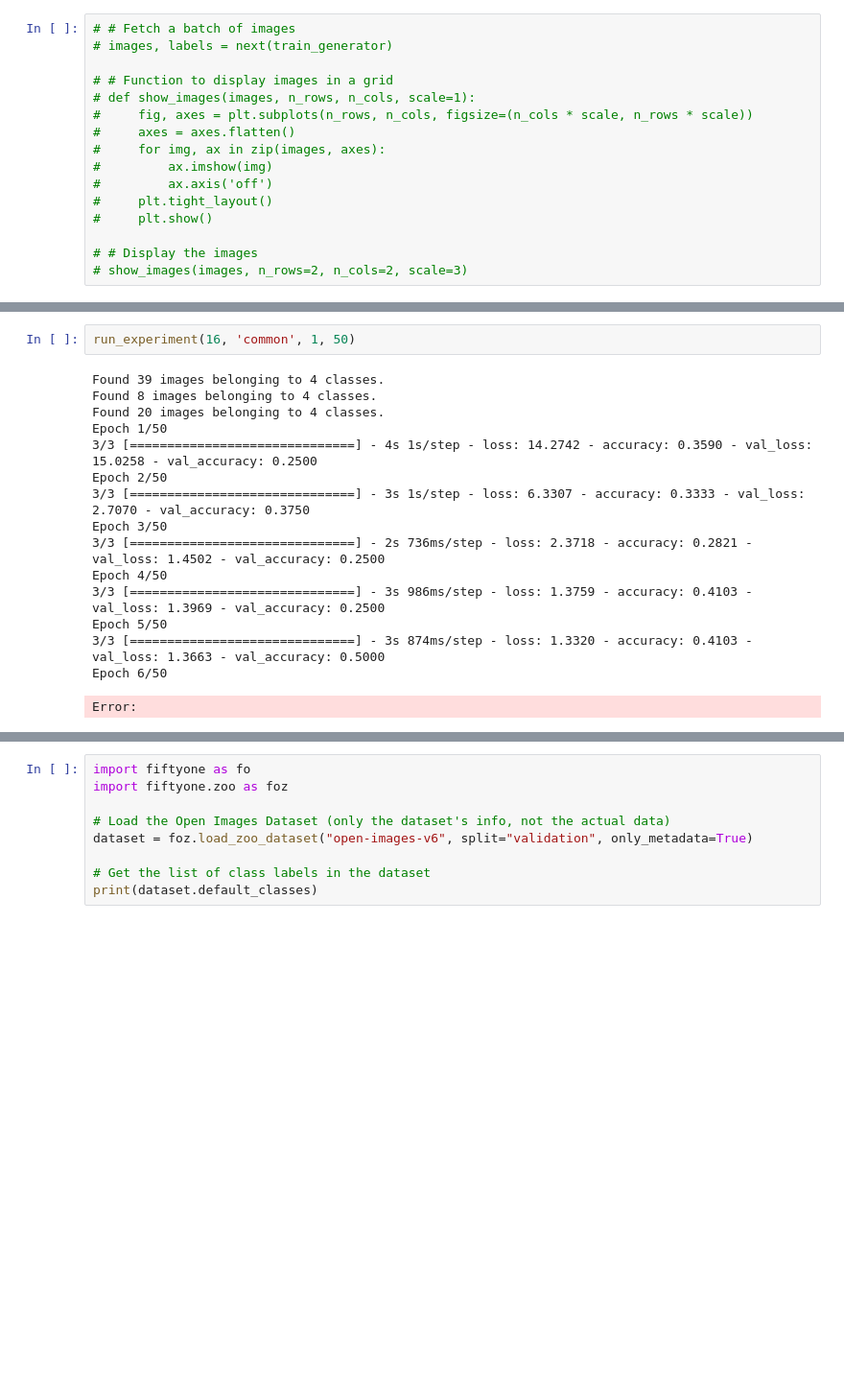
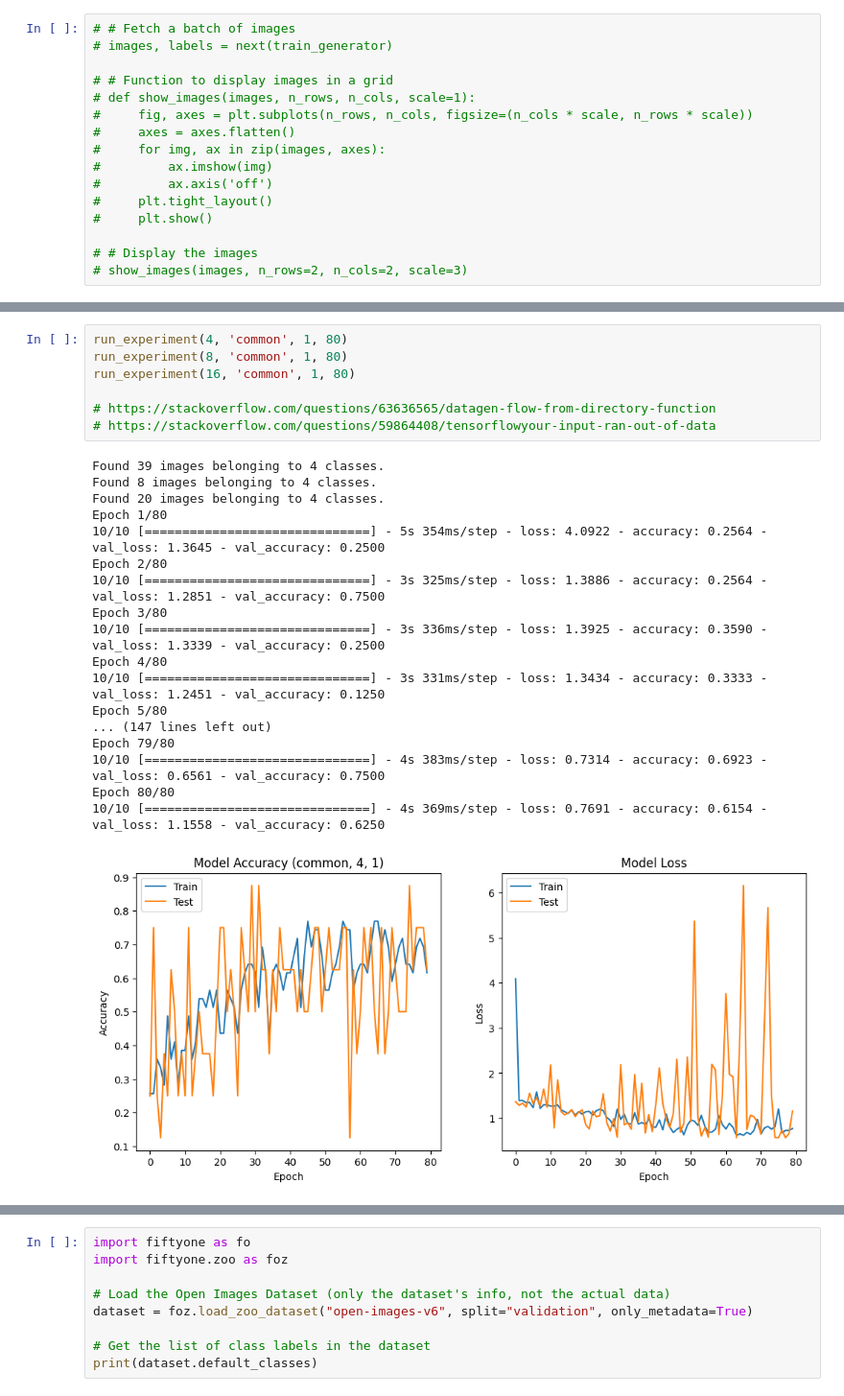
Before and after one commit to Ye-eun-Kim/AdvancedAI, a Jupyter notebook: object_recognition.ipynb, the cells around one changed output, grey strips where cells are left out. Shown: that part at 96% size. Saved outputs shown, nothing was run; the diff lists cells and outputs as text; blank space fills up the shorter version.

```diff
--- a/object_recognition.ipynb
+++ b/object_recognition.ipynb
@@ -335,18 +377,26 @@ val_loss: 2.255415678024292, val_accuracy: 0.4000000059604645
-# %%
-run_experiment(16, 'common', 1, 50)
-# %% [output]
-Found 39 images belonging to 4 classes.
-Found 8 images belonging to 4 classes.
-Found 20 images belonging to 4 classes.
-Epoch 1/50
-3/3 [==============================] - 4s 1s/step - loss: 14.2742 - accuracy: 0.3590 - val_loss: 15.0258 - val_accuracy: 0.2500
-Epoch 2/50
-3/3 [==============================] - 3s 1s/step - loss: 6.3307 - accuracy: 0.3333 - val_loss: 2.7070 - val_accuracy: 0.3750
-Epoch 3/50
-3/3 [==============================] - 2s 736ms/step - loss: 2.3718 - accuracy: 0.2821 - val_loss: 1.4502 - val_accuracy: 0.2500
-Epoch 4/50
-3/3 [==============================] - 3s 986ms/step - loss: 1.3759 - accuracy: 0.4103 - val_loss: 1.3969 - val_accuracy: 0.2500
-Epoch 5/50
-3/3 [==============================] - 3s 874ms/step - loss: 1.3320 - accuracy: 0.4103 - val_loss: 1.3663 - val_accuracy: 0.5000
-Epoch 6/50
-Error:
+# %%
+run_experiment(4, 'common', 1, 80)
+run_experiment(8, 'common', 1, 80)
+run_experiment(16, 'common', 1, 80)
+
+# https://stackoverflow.com/questions/63636565/datagen-flow-from-directory-function
+# https://stackoverflow.com/questions/59864408/tensorflowyour-input-ran-out-of-data
+# %% [output]
+Found 39 images belonging to 4 classes.
+Found 8 images belonging to 4 classes.
+Found 20 images belonging to 4 classes.
+Epoch 1/80
+10/10 [==============================] - 5s 354ms/step - loss: 4.0922 - accuracy: 0.2564 - val_loss: 1.3645 - val_accuracy: 0.2500
+Epoch 2/80
+10/10 [==============================] - 3s 325ms/step - loss: 1.3886 - accuracy: 0.2564 - val_loss: 1.2851 - val_accuracy: 0.7500
+Epoch 3/80
+10/10 [==============================] - 3s 336ms/step - loss: 1.3925 - accuracy: 0.3590 - val_loss: 1.3339 - val_accuracy: 0.2500
+Epoch 4/80
+10/10 [==============================] - 3s 331ms/step - loss: 1.3434 - accuracy: 0.3333 - val_loss: 1.2451 - val_accuracy: 0.1250
+Epoch 5/80
+... (147 lines left out)
+Epoch 79/80
+10/10 [==============================] - 4s 383ms/step - loss: 0.7314 - accuracy: 0.6923 - val_loss: 0.6561 - val_accuracy: 0.7500
+Epoch 80/80
+10/10 [==============================] - 4s 369ms/step - loss: 0.7691 - accuracy: 0.6154 - val_loss: 1.1558 - val_accuracy: 0.6250
+[figure, added]
```
Also changed, not shown: parts of 11 cells of this notebook.
